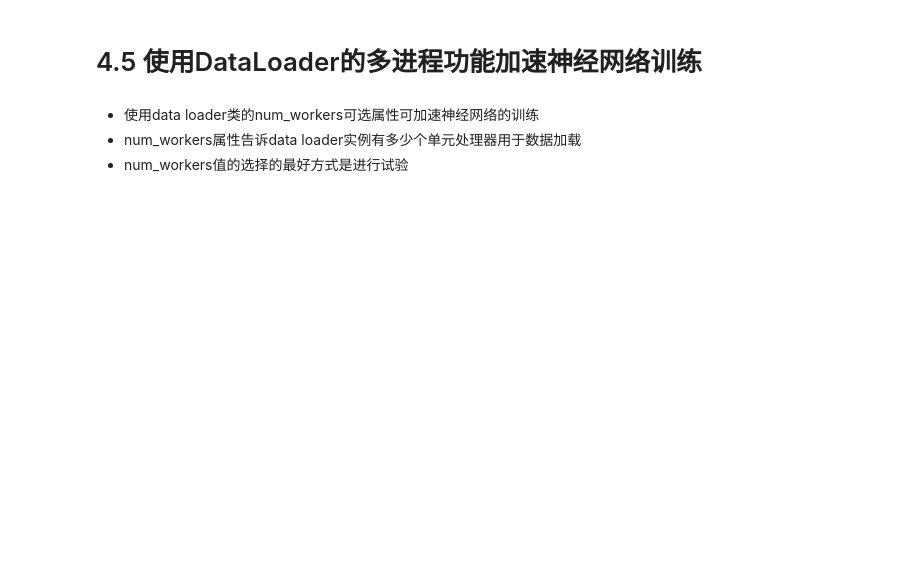
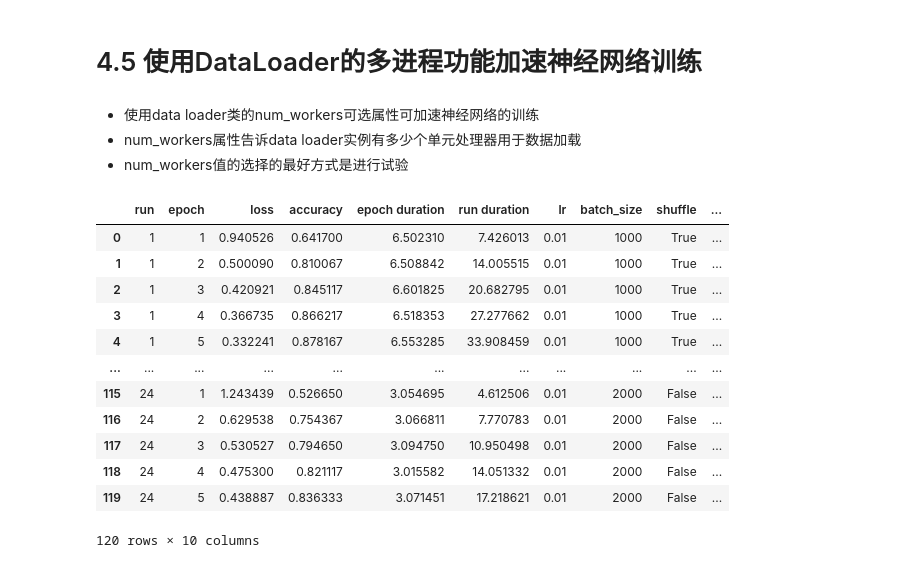
Before and after one commit to guanguanboy/deeplizard_sample_code, a Jupyter notebook: Pytorch构建神经网络(三).ipynb, the cells around one changed output. Cells and saved outputs as stored; diff of their text form; code cells hidden in the pictures; blank space fills up the shorter version.

```diff
--- a/Pytorch构建神经网络(三).ipynb
+++ b/Pytorch构建神经网络(三).ipynb
@@ -497,31 +496,45 @@ NameError: name 'json' is not defined
 params = OrderedDict(
     lr = [.01],
     batch_size =[1000, 2000],
-    shuffle = [True, False]，
+    shuffle = [True, False],
     num_workers = [0,1,2,4,8,16]
 )
 m = RunManager()
 for run in RunBuilder.get_runs(params):
 
     network = Network()
     loader = DataLoader(train_set, batch_size=run.batch_size, shuffle=run.shuffle, num_workers=run.num_workers)
     optimizer = optim.Adam(network.parameters(), lr=run.lr)
 
     m.begin_run(run, network, loader)
     for epoch in range(5):
         m.begin_epoch()
         for batch in loader:
             images, labels = batch
             preds = network(images)
             loss = F.cross_entropy(preds, labels)
             optimizer.zero_grad()
             loss.backward()
             optimizer.step()
 
             m.track_loss(loss)
             m.track_num_correct(preds, labels)
 
 
         m.end_epoch()
     m.end_run()
 m.save('resuls')
+# %% [output]
+|  | run | epoch | loss | accuracy | epoch duration | run duration | lr | batch_size | shuffle | ... |
+| 0 | 1 | 1 | 0.940526 | 0.641700 | 6.502310 | 7.426013 | 0.01 | 1000 | True | ... |
+| 1 | 1 | 2 | 0.500090 | 0.810067 | 6.508842 | 14.005515 | 0.01 | 1000 | True | ... |
+| 2 | 1 | 3 | 0.420921 | 0.845117 | 6.601825 | 20.682795 | 0.01 | 1000 | True | ... |
+| 3 | 1 | 4 | 0.366735 | 0.866217 | 6.518353 | 27.277662 | 0.01 | 1000 | True | ... |
+| 4 | 1 | 5 | 0.332241 | 0.878167 | 6.553285 | 33.908459 | 0.01 | 1000 | True | ... |
+| ... | ... | ... | ... | ... | ... | ... | ... | ... | ... | ... |
+| 115 | 24 | 1 | 1.243439 | 0.526650 | 3.054695 | 4.612506 | 0.01 | 2000 | False | ... |
+| 116 | 24 | 2 | 0.629538 | 0.754367 | 3.066811 | 7.770783 | 0.01 | 2000 | False | ... |
+| 117 | 24 | 3 | 0.530527 | 0.794650 | 3.094750 | 10.950498 | 0.01 | 2000 | False | ... |
+| 118 | 24 | 4 | 0.475300 | 0.821117 | 3.015582 | 14.051332 | 0.01 | 2000 | False | ... |
+| 119 | 24 | 5 | 0.438887 | 0.836333 | 3.071451 | 17.218621 | 0.01 | 2000 | False | ... |
+120 rows × 10 columns
```
Also changed, not shown: parts of 1 cell of this notebook, 2 other files.
